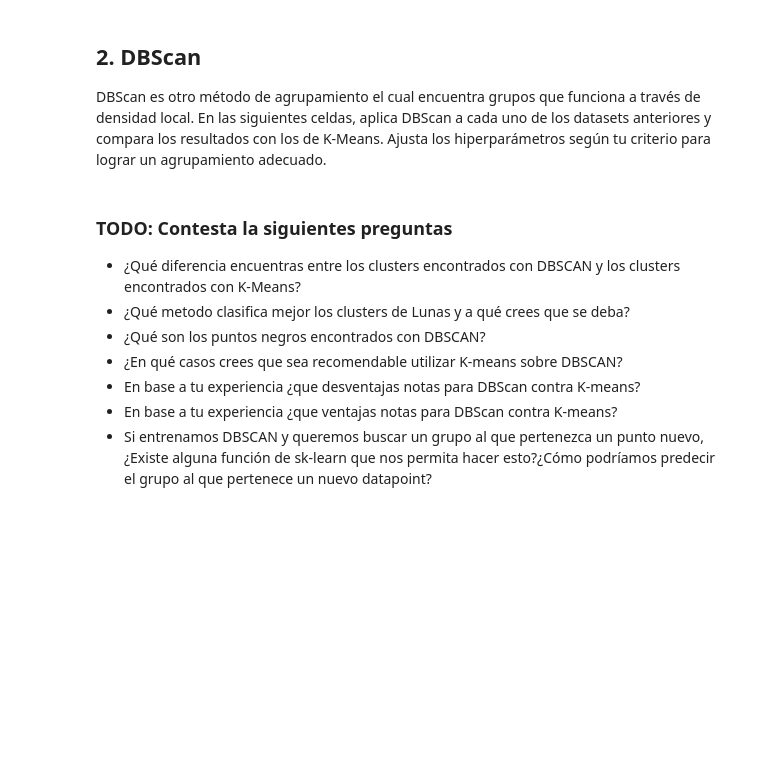
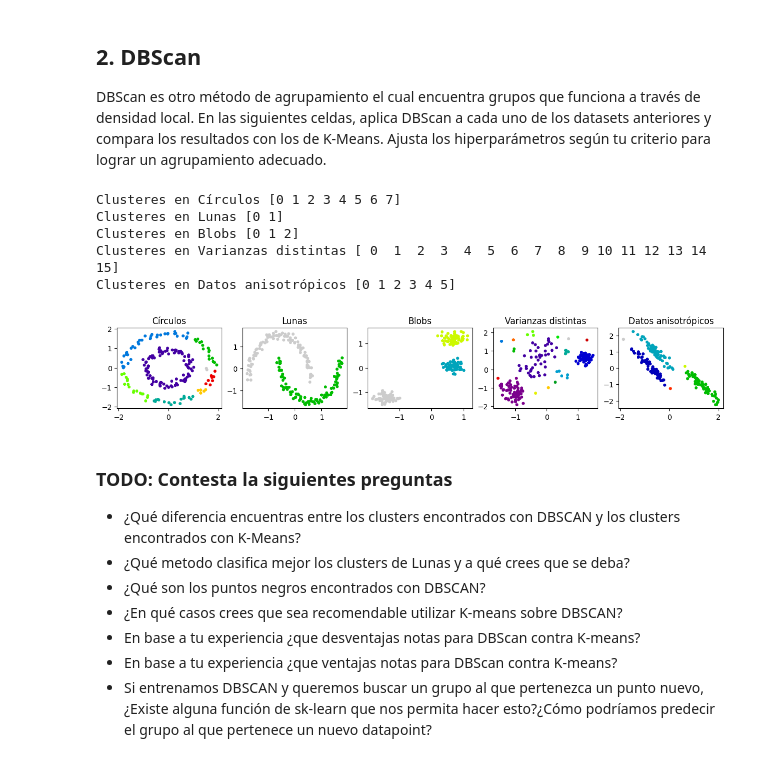
Before and after one commit to marflowersmar/ML25_MD_2025, a Jupyter notebook: src/ml25/E05_unsupervised/clustering.ipynb, the cells around one changed output. Cells and saved outputs as stored; diff of their text form; code cells hidden in the pictures; blank space fills up the shorter version.

```diff
--- a/src/ml25/E05_unsupervised/clustering.ipynb
+++ b/src/ml25/E05_unsupervised/clustering.ipynb
@@ -178,27 +178,35 @@ En las siguientes celdas, aplica DBScan a cada uno de los datasets anteriores y
 # %%
 n_rows = 1
 n_cols = len(datasets)
 fig, axs = plt.subplots(n_rows, n_cols, figsize=(3*n_cols, 2))
 axs = axs.flatten()
 # TODO: Modifica los hiper parámetros de dbscan hasta encontrar un resultado que te satisfaga
-params = {"Círculos": {"eps": 0.1, "min_samples": 1},
-          "Lunas": {"eps": 0.1, "min_samples": 1},
-          "Blobs": {"eps": 0.1, "min_samples": 1},
-          "Varianzas distintas": {"eps": 0.1, "min_samples": 1},
-          "Datos anisotrópicos": {"eps": 0.1, "min_samples": 1}}
+params = {"Círculos": {"eps": 0.3, "min_samples": 1},
+          "Lunas": {"eps": 0.3, "min_samples": 1},
+          "Blobs": {"eps": 0.2, "min_samples": 1},
+          "Varianzas distintas": {"eps": 0.3, "min_samples": 1},
+          "Datos anisotrópicos": {"eps": 0.3, "min_samples": 1}}
 for ((name, data), ax) in zip(datasets.items(), axs):
     X, _ = data
     X = StandardScaler().fit_transform(X)
     ax.set_title(name)
     eps = params[name]['eps']
     min_samples = params[name]['min_samples']
     # TODO: Aplica DBSCAN para encontrar los clusters
     # Después modifica los hiperparámetros en n_clusters según consideres apropiado para cada dataset
     # ====== Start of solution =====
-    grupos = ...
+    db = DBSCAN(eps=eps, min_samples=min_samples) #<==
+    grupos = db.fit_predict(X)
     # ====== End of solution =====
     print(f"Clusteres en {name}", np.unique(grupos))
     ax.scatter(X[:, 0], X[:, 1], s=10, c=grupos, vmin=-1)
+# %% [output]
+Clusteres en Círculos [0 1 2 3 4 5 6 7]
+Clusteres en Lunas [0 1]
+Clusteres en Blobs [0 1 2]
+Clusteres en Varianzas distintas [ 0  1  2  3  4  5  6  7  8  9 10 11 12 13 14 15]
+Clusteres en Datos anisotrópicos [0 1 2 3 4 5]
+[figure, added]
 # %% [markdown]
 ### TODO: Contesta la siguientes preguntas
 - ¿Qué diferencia encuentras entre los clusters encontrados con DBSCAN y los clusters encontrados con K-Means?
```
